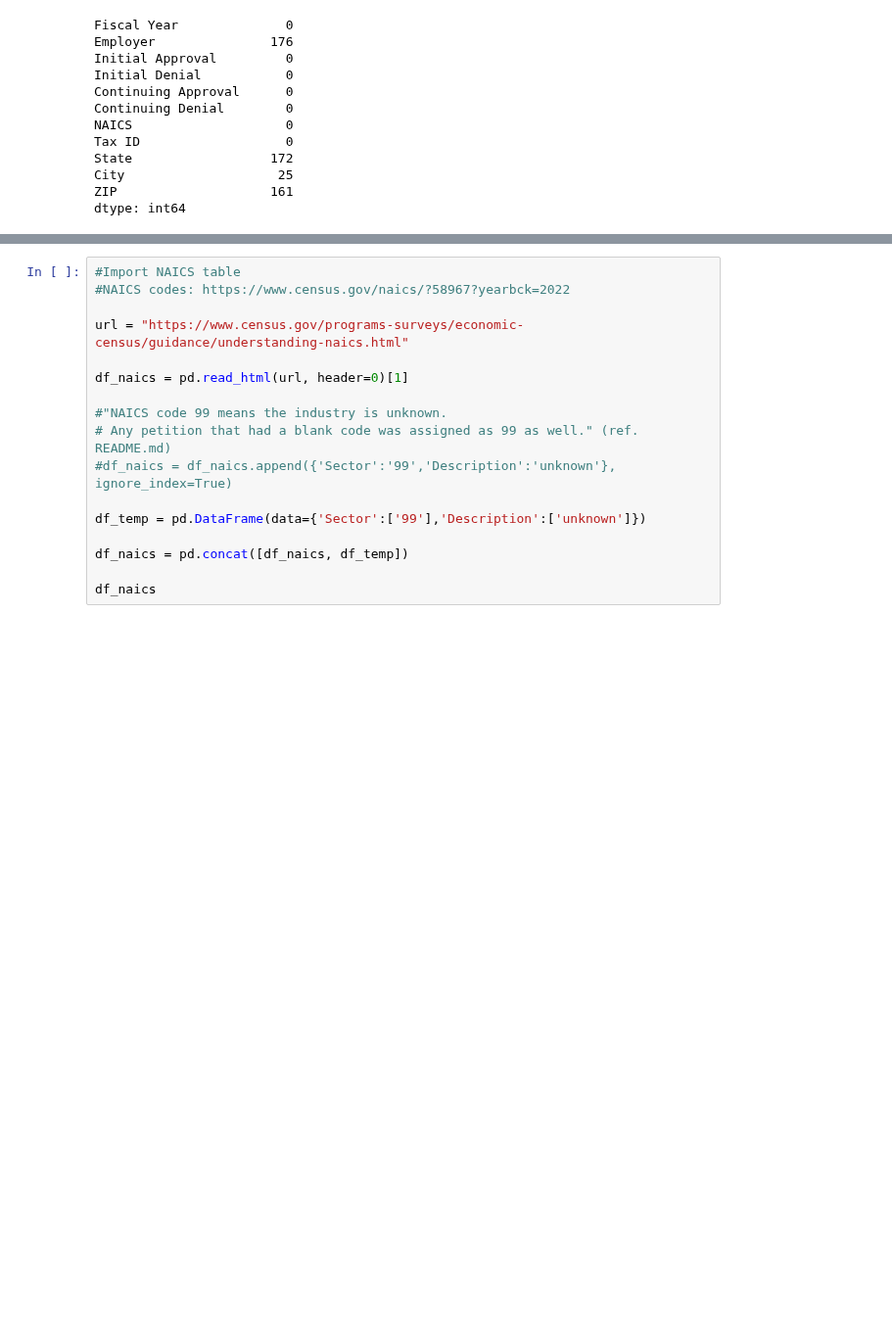
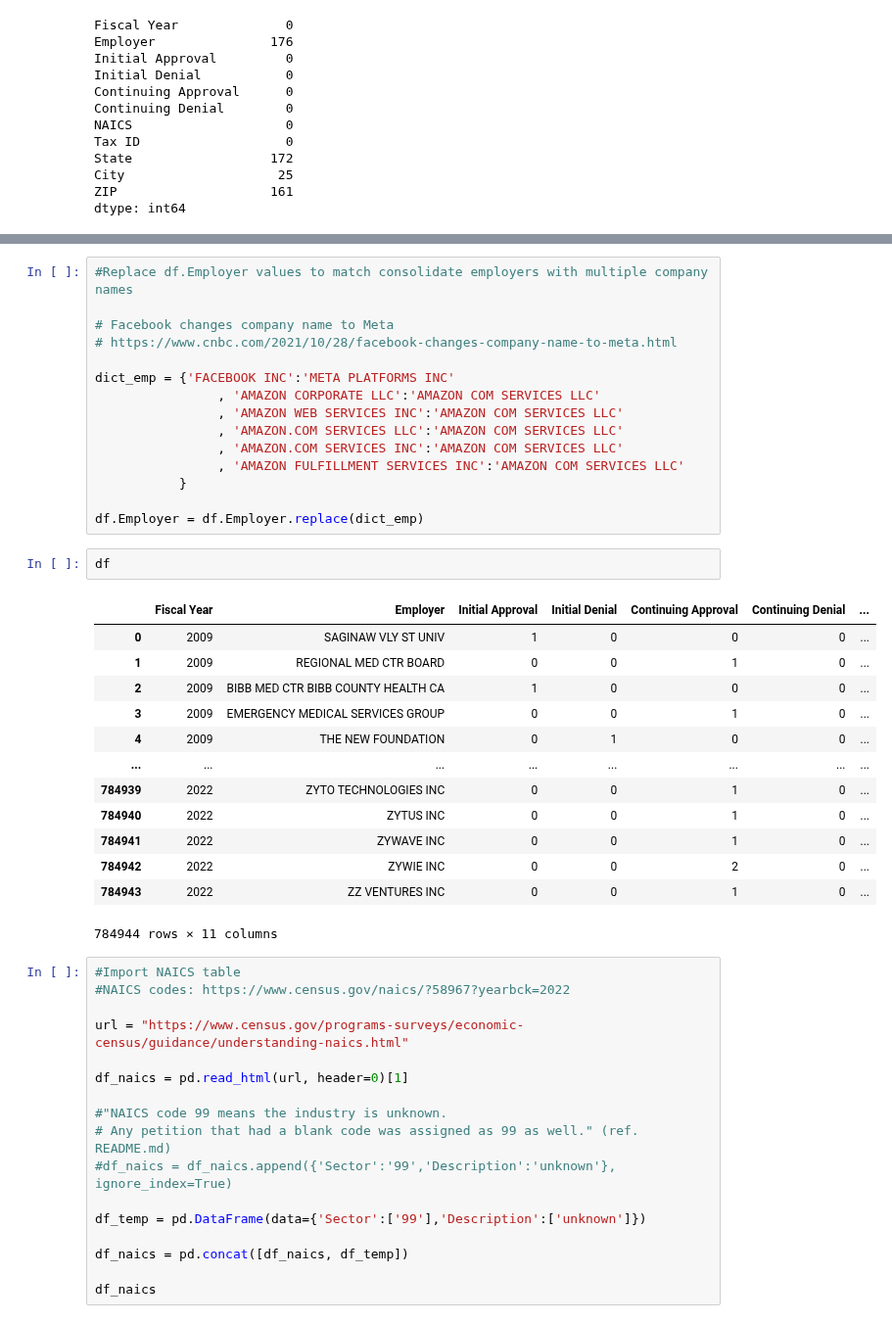
Before and after one commit to JohnBroberg/H1B_Hub, a Jupyter notebook: H1B_Hub.ipynb, the cells around one changed output, grey strips where cells are left out. Shown at 98% size. Cells and saved outputs as stored; diff of their text form; blank space fills up the shorter version.

Commit message:
consolidated Meta and Amazon Employer records

```diff
--- a/H1B_Hub.ipynb
+++ b/H1B_Hub.ipynb
@@ -175,3 +157,34 @@ df[(pd.isna(df['State'])) & pd.notna(df['ZIP'])]#.info()
+# %%
+#Replace df.Employer values to match consolidate employers with multiple company names
+
+# Facebook changes company name to Meta
+# https://www.cnbc.com/2021/10/28/facebook-changes-company-name-to-meta.html
+
+dict_emp = {'FACEBOOK INC':'META PLATFORMS INC'
+                , 'AMAZON CORPORATE LLC':'AMAZON COM SERVICES LLC'
+                , 'AMAZON WEB SERVICES INC':'AMAZON COM SERVICES LLC'
+                , 'AMAZON.COM SERVICES LLC':'AMAZON COM SERVICES LLC'
+                , 'AMAZON.COM SERVICES INC':'AMAZON COM SERVICES LLC'
+                , 'AMAZON FULFILLMENT SERVICES INC':'AMAZON COM SERVICES LLC'
+           }
+
+df.Employer = df.Employer.replace(dict_emp)
+# %%
+df
+# %% [output]
+|  | Fiscal Year | Employer | Initial Approval | Initial Denial | Continuing Approval | Continuing Denial | ... |
+| 0 | 2009 | SAGINAW VLY ST UNIV | 1 | 0 | 0 | 0 | ... |
+| 1 | 2009 | REGIONAL MED CTR BOARD | 0 | 0 | 1 | 0 | ... |
+| 2 | 2009 | BIBB MED CTR BIBB COUNTY HEALTH CA | 1 | 0 | 0 | 0 | ... |
+| 3 | 2009 | EMERGENCY MEDICAL SERVICES GROUP | 0 | 0 | 1 | 0 | ... |
+| 4 | 2009 | THE NEW FOUNDATION | 0 | 1 | 0 | 0 | ... |
+| ... | ... | ... | ... | ... | ... | ... | ... |
+| 784939 | 2022 | ZYTO TECHNOLOGIES INC | 0 | 0 | 1 | 0 | ... |
+| 784940 | 2022 | ZYTUS INC | 0 | 0 | 1 | 0 | ... |
+| 784941 | 2022 | ZYWAVE INC | 0 | 0 | 1 | 0 | ... |
+| 784942 | 2022 | ZYWIE INC | 0 | 0 | 2 | 0 | ... |
+| 784943 | 2022 | ZZ VENTURES INC | 0 | 0 | 1 | 0 | ... |
+784944 rows × 11 columns
 # %%
 #Import NAICS table
 #NAICS codes: https://www.census.gov/naics/?58967?yearbck=2022
```
Also changed, not shown: parts of 10 cells of this notebook, 3 other files.
